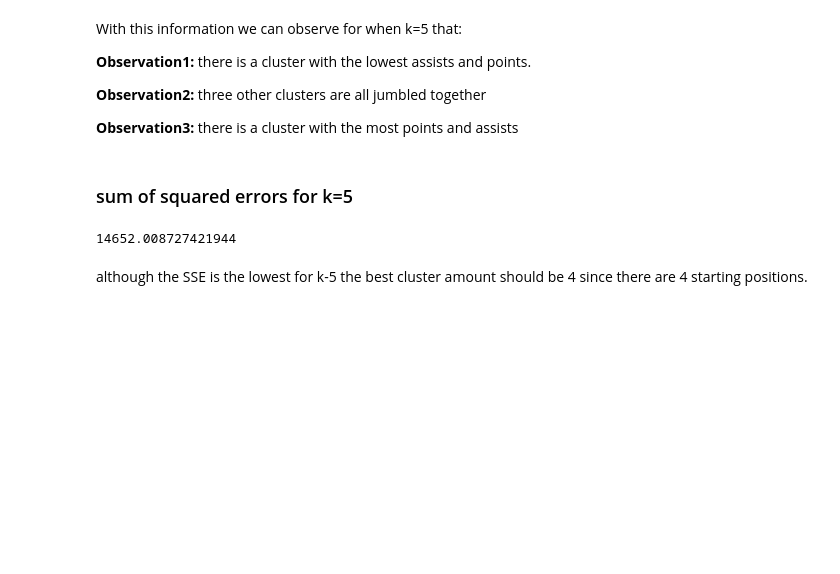
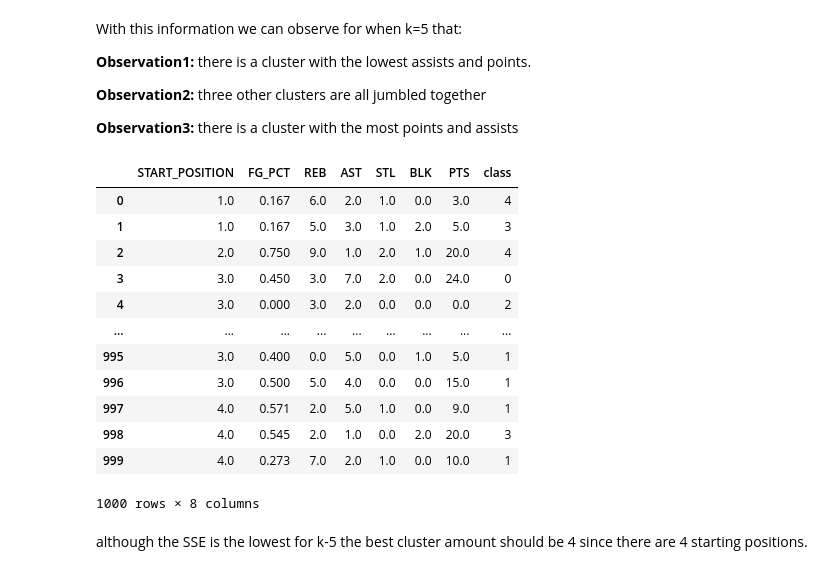
Before and after one commit to harism91/NBA-Data-mining-project, a Jupyter notebook: part 4 phase 2 .ipynb, the cells around one changed output. Drawn from its saved outputs; the diff is of its cells as text; code cells hidden in the pictures; blank space fills up the shorter version.

```diff
--- a/part 4 phase 2 .ipynb
+++ b/part 4 phase 2 .ipynb
@@ -726,5 +738,0 @@ With this information we can observe for when k=3 that:
-# %%
-from sklearn. cluster import KMeans
-kmeans = KMeans()
-kmeans.fit(t2)
-kmeans.inertia_ #returns the SSE value
@@ -766,5 +777,0 @@ With this information we can observe for when k=4 that:
-# %%
-from sklearn. cluster import KMeans
-kmeans = KMeans()
-kmeans.fit(t2)
-kmeans.inertia_ #returns the SSE value
@@ -774,3 +781,4 @@ kmeans.inertia_ #returns the SSE value
 clustering = KMeans(n_clusters=5, random_state=5)
 
 clustering.fit(X)
+label = clustering.labels_
@@ -800,12 +812,3 @@ With this information we can observe for when k=5 that:
 **Observation2:** three other clusters are all jumbled together
 
 **Observation3:** there is a cluster with the most points and assists
-# %% [markdown]
-### sum of squared errors for k=5
-# %%
-from sklearn. cluster import KMeans
-kmeans = KMeans()
-kmeans.fit(t2)
-kmeans.inertia_ #returns the SSE value
-# %% [output]
-14652.008727421944
@@ -812,3 +817,23 @@ kmeans.inertia_ #returns the SSE value
+# %%
+label_df= pd.DataFrame(data=label,columns=["class"],index = t2.index)
+final_df= t2.join(label_df)
+
+final_df.to_csv('216359770-215614720-216846396-T2Class.csv', index=False)
+final_df
+# %% [output]
+|  | START_POSITION | FG_PCT | REB | AST | STL | BLK | PTS | class |
+| 0 | 1.0 | 0.167 | 6.0 | 2.0 | 1.0 | 0.0 | 3.0 | 4 |
+| 1 | 1.0 | 0.167 | 5.0 | 3.0 | 1.0 | 2.0 | 5.0 | 3 |
+| 2 | 2.0 | 0.750 | 9.0 | 1.0 | 2.0 | 1.0 | 20.0 | 4 |
+| 3 | 3.0 | 0.450 | 3.0 | 7.0 | 2.0 | 0.0 | 24.0 | 0 |
+| 4 | 3.0 | 0.000 | 3.0 | 2.0 | 0.0 | 0.0 | 0.0 | 2 |
+| ... | ... | ... | ... | ... | ... | ... | ... | ... |
+| 995 | 3.0 | 0.400 | 0.0 | 5.0 | 0.0 | 1.0 | 5.0 | 1 |
+| 996 | 3.0 | 0.500 | 5.0 | 4.0 | 0.0 | 0.0 | 15.0 | 1 |
+| 997 | 4.0 | 0.571 | 2.0 | 5.0 | 1.0 | 0.0 | 9.0 | 1 |
+| 998 | 4.0 | 0.545 | 2.0 | 1.0 | 0.0 | 2.0 | 20.0 | 3 |
+| 999 | 4.0 | 0.273 | 7.0 | 2.0 | 1.0 | 0.0 | 10.0 | 1 |
+1000 rows × 8 columns
 # %% [markdown]
 although the SSE is the lowest for k-5 the best cluster amount should be 4 since there are 4 starting positions.
 # %% [markdown]
```
Also changed, not shown: parts of 26 cells of this notebook, 7 other files.
